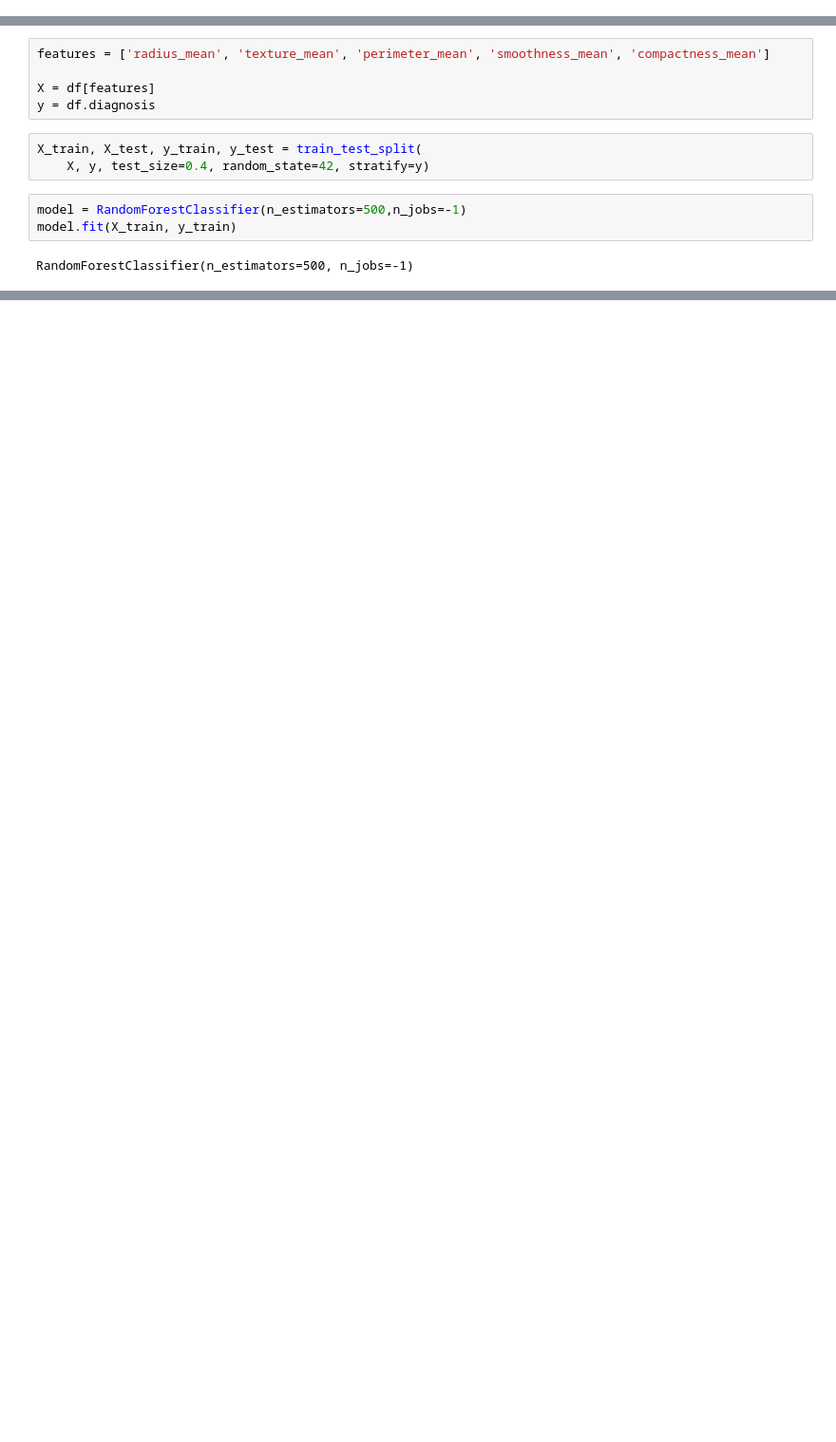
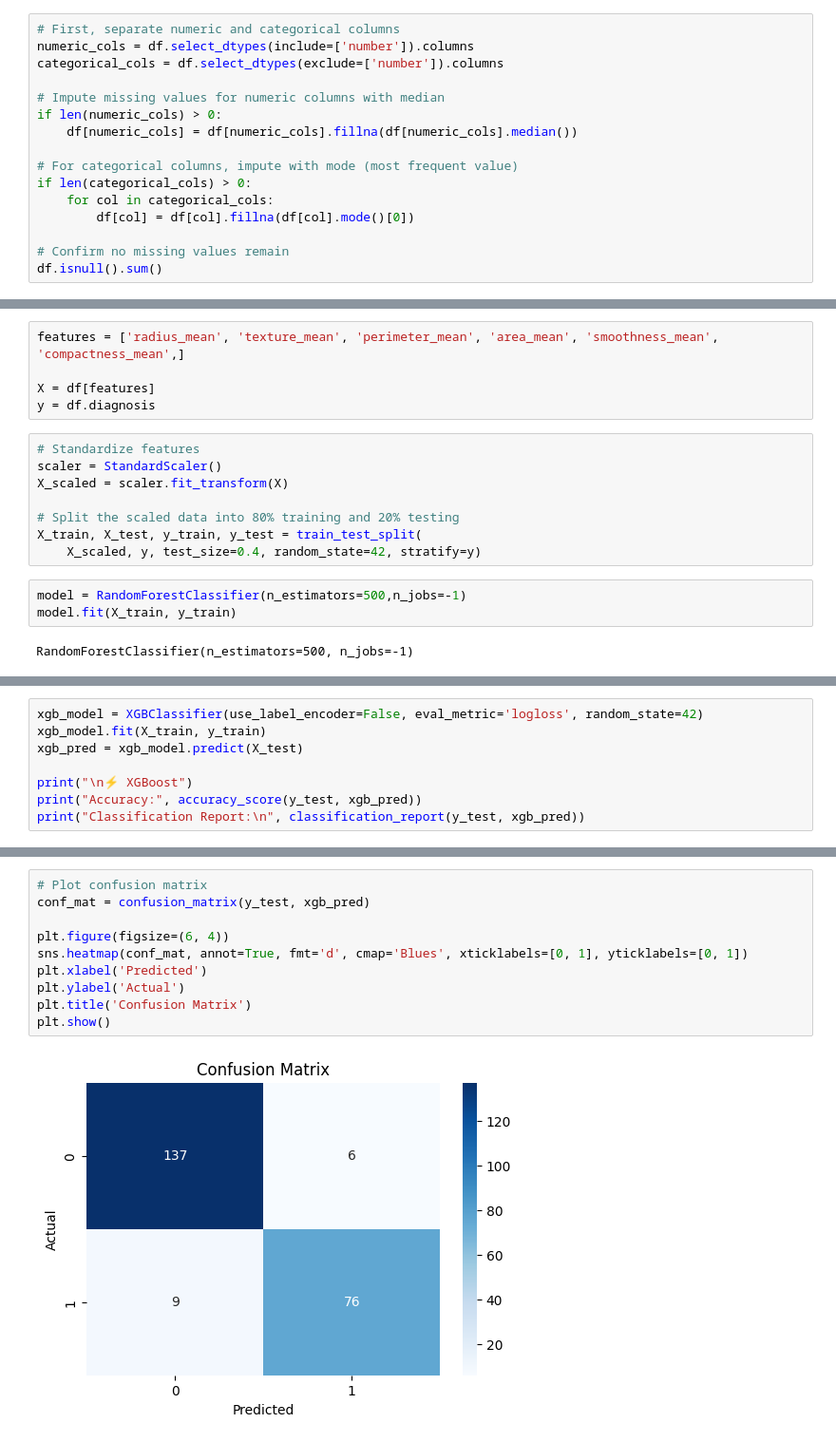
Before and after one commit to symplycharles/Breast-Cancer-Prediction, a Jupyter notebook: Breast Cancer Prediction.ipynb, the cells around one changed output, grey strips where cells are left out. Shown at 95% size. Saved outputs shown, nothing was run; the diff lists cells and outputs as text; blank space fills up the shorter version.

```diff
--- a/Breast Cancer Prediction.ipynb
+++ b/Breast Cancer Prediction.ipynb
@@ -67,0 +158,16 @@ df.describe()
+# %%
+# First, separate numeric and categorical columns
+numeric_cols = df.select_dtypes(include=['number']).columns
+categorical_cols = df.select_dtypes(exclude=['number']).columns
+
+# Impute missing values for numeric columns with median
+if len(numeric_cols) > 0:
+    df[numeric_cols] = df[numeric_cols].fillna(df[numeric_cols].median())
+
+# For categorical columns, impute with mode (most frequent value)
+if len(categorical_cols) > 0:
+    for col in categorical_cols:
+        df[col] = df[col].fillna(df[col].mode()[0])
+
+# Confirm no missing values remain
+df.isnull().sum()
@@ -68,11 +192,16 @@ df.describe()
 # %%
-features = ['radius_mean', 'texture_mean', 'perimeter_mean', 'smoothness_mean', 'compactness_mean']
+features = ['radius_mean', 'texture_mean', 'perimeter_mean', 'area_mean', 'smoothness_mean', 'compactness_mean',]
 
 X = df[features]
 y = df.diagnosis
 # %%
+# Standardize features
+scaler = StandardScaler()
+X_scaled = scaler.fit_transform(X)
+
+# Split the scaled data into 80% training and 20% testing
 X_train, X_test, y_train, y_test = train_test_split(
-    X, y, test_size=0.4, random_state=42, stratify=y)
+    X_scaled, y, test_size=0.4, random_state=42, stratify=y)
 # %%
 model = RandomForestClassifier(n_estimators=500,n_jobs=-1)
 model.fit(X_train, y_train)
@@ -144,0 +277,8 @@ The patient is not diagnosed with Breast Cancer
+# %%
+xgb_model = XGBClassifier(use_label_encoder=False, eval_metric='logloss', random_state=42)
+xgb_model.fit(X_train, y_train)
+xgb_pred = xgb_model.predict(X_test)
+
+print("\n⚡ XGBoost")
+print("Accuracy:", accuracy_score(y_test, xgb_pred))
+print("Classification Report:\n", classification_report(y_test, xgb_pred))
@@ -144,0 +300,12 @@ The patient is not diagnosed with Breast Cancer
+# %%
+# Plot confusion matrix
+conf_mat = confusion_matrix(y_test, xgb_pred)
+
+plt.figure(figsize=(6, 4))
+sns.heatmap(conf_mat, annot=True, fmt='d', cmap='Blues', xticklabels=[0, 1], yticklabels=[0, 1])
+plt.xlabel('Predicted')
+plt.ylabel('Actual')
+plt.title('Confusion Matrix')
+plt.show()
+# %% [output]
+[figure, added]
```
Also changed, not shown: parts of 23 cells of this notebook, 4 other files.
